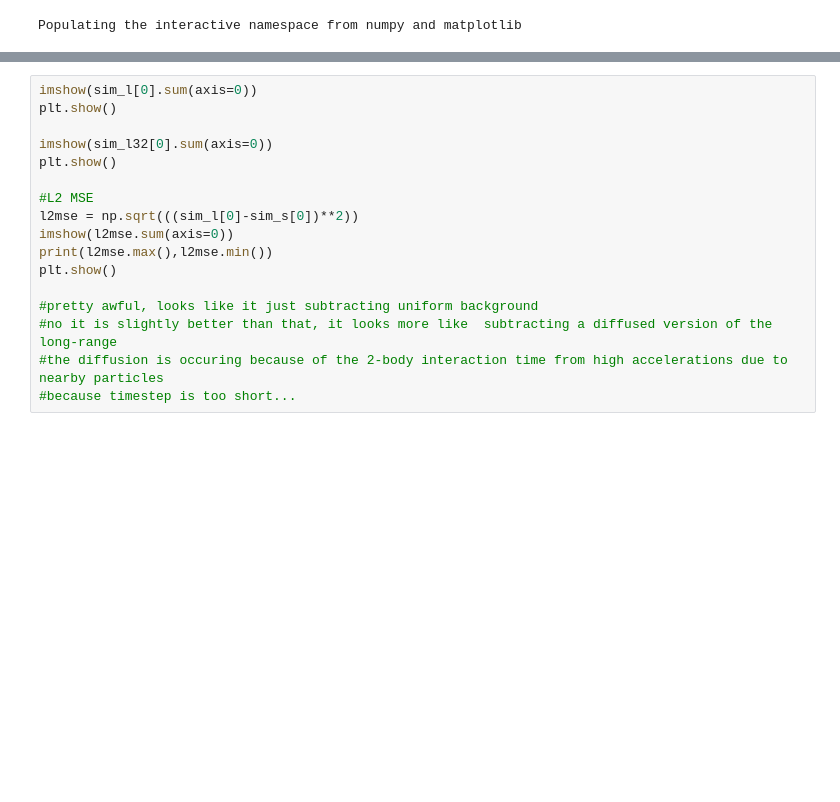
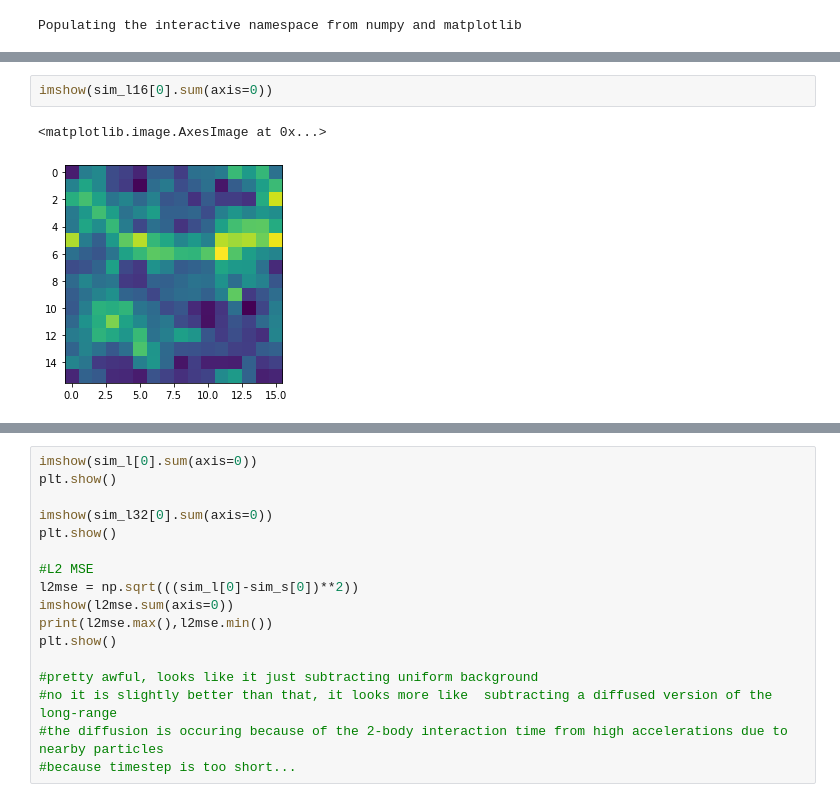
Before and after one commit to jmsull/flowpm, a Jupyter notebook: notebooks/check_particles.ipynb, the cells around one changed output, grey strips where cells are left out. Saved outputs shown, nothing was run; the diff lists cells and outputs as text; blank space fills up the shorter version.

```diff
--- a/notebooks/check_particles.ipynb
+++ b/notebooks/check_particles.ipynb
@@ -67,0 +74,5 @@ dbug max LR force is 0.10166875
+# %%
+imshow(sim_l16[0].sum(axis=0))
+# %% [output]
+<matplotlib.image.AxesImage at 0x...>
+[figure, added]
```
Also changed, not shown: parts of 9 cells of this notebook, 11 other files.
